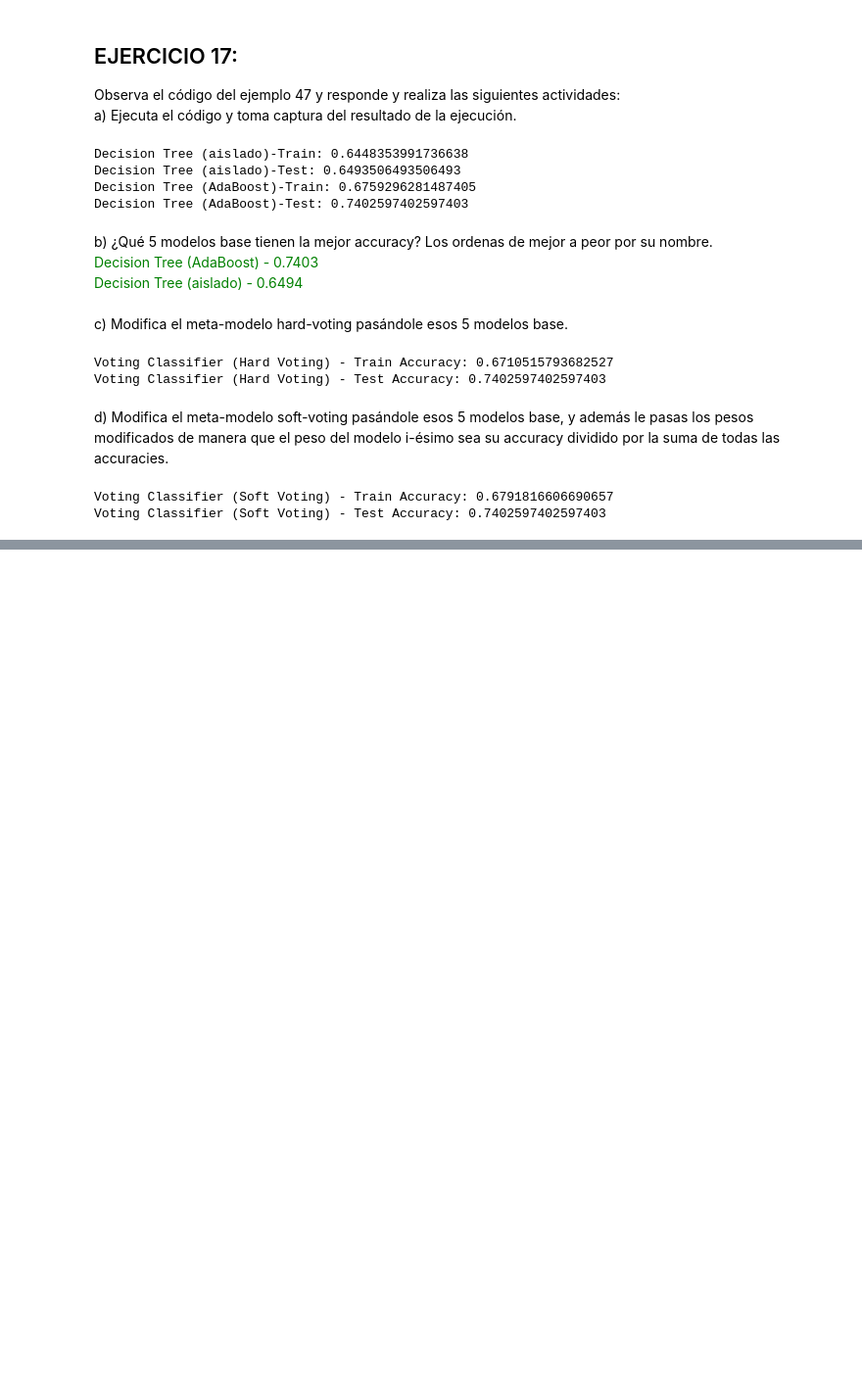
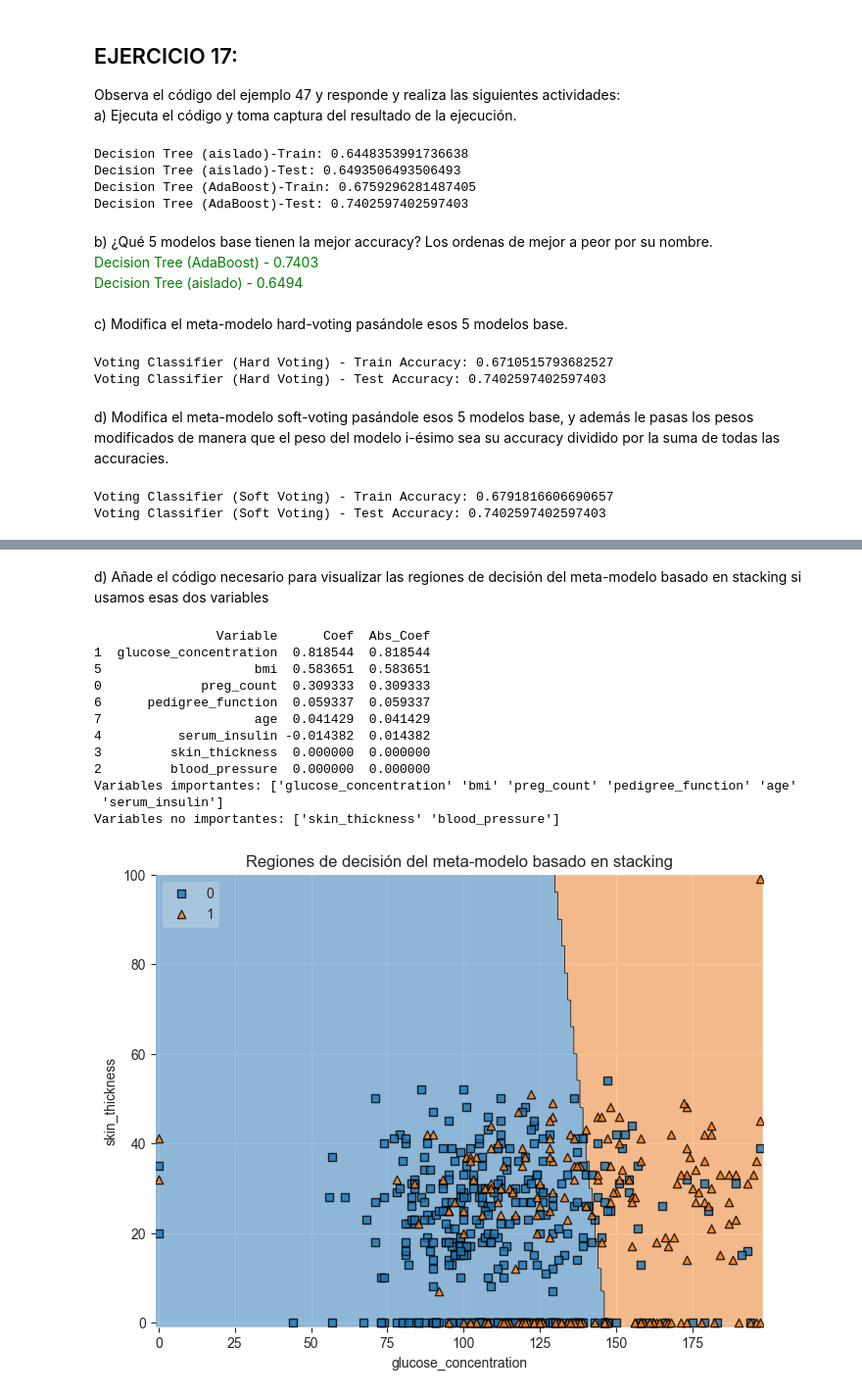
Before and after one commit to SamuehFDEZ/MachineLearning, a Jupyter notebook: saa/U2/ejercicios.ipynb, the cells around one changed output, grey strips where cells are left out. Shown at 98% size. Cells and saved outputs as stored; diff of their text form; code cells hidden in the pictures; blank space fills up the shorter version.

```diff
--- a/saa/U2/ejercicios.ipynb
+++ b/saa/U2/ejercicios.ipynb
@@ -761,0 +754,79 @@ en stacking si usamos esas dos variables <br>
+# %% [markdown]
+d) Añade el código necesario para visualizar las regiones de decisión del meta-modelo basado
+en stacking si usamos esas dos variables <br>
+# %%
+import pandas as pd
+import numpy as np
+import matplotlib.pyplot as plt
+import seaborn as sns
+from sklearn.linear_model import LogisticRegression
+from sklearn.ensemble import RandomForestClassifier
+from sklearn.model_selection import train_test_split
+from sklearn.preprocessing import StandardScaler
+from sklearn.inspection import permutation_importance
+from mlxtend.plotting import plot_decision_regions
+
+# Leer datos
+df = pd.read_csv("recursos/Diabetes.csv")
+X = df.iloc[:, :-1]
+y = df['class']
+
+# Estandarización
+scaler = StandardScaler()
+X_scaled = scaler.fit_transform(X)
+X_train, X_test, y_train, y_test = train_test_split(X_scaled, y, test_size=0.3, random_state=2017)
+
+# Modelo lineal con regularización L1
+lasso = LogisticRegression(penalty='l1', solver='liblinear', C=0.1, random_state=2017)
+lasso.fit(X_train, y_train)
+
+# Identificar variables con coeficientes cercanos a cero
+coef_df = pd.DataFrame({'Variable': df.columns[:-1], 'Coef': lasso.coef_[0]})
+coef_df['Abs_Coef'] = coef_df['Coef'].abs()
+coef_df = coef_df.sort_values(by='Abs_Coef', ascending=False)
+print(coef_df)
+
+# Variables más y menos importantes
+important_vars = coef_df[coef_df['Abs_Coef'] > 0.01]['Variable'].values
+unimportant_vars = coef_df[coef_df['Abs_Coef'] <= 0.01]['Variable'].values
+
+if len(important_vars) == 0 or len(unimportant_vars) == 0:
+    raise ValueError("No se encontraron suficientes variables importantes o no importantes. Ajusta el umbral o revisa los coeficientes.")
+
+print("Variables importantes:", important_vars)
+print("Variables no importantes:", unimportant_vars)
+
+# Selección de una variable relevante y una no relevante para visualización
+var1 = important_vars[0] if len(important_vars) > 0 else df.columns[0]
+var2 = unimportant_vars[0] if len(unimportant_vars) > 0 else df.columns[1]
+X_selected = df[[var1, var2]].values
+y_selected = df['class'].values
+
+# División de datos para entrenamiento y prueba
+X_train_sel, X_test_sel, y_train_sel, y_test_sel = train_test_split(X_selected, y_selected, test_size=0.3, random_state=2017)
+
+# Modelo de stacking
+meta_model = LogisticRegression()
+meta_model.fit(X_train_sel, y_train_sel)
+
+# Visualización de regiones de decisión
+plt.figure(figsize=(8, 6))
+plot_decision_regions(X_train_sel, y_train_sel, clf=meta_model, legend=2)
+plt.xlabel(var1)
+plt.ylabel(var2)
+plt.title("Regiones de decisión del meta-modelo basado en stacking")
+plt.show()
+# %% [output]
+                Variable      Coef  Abs_Coef
+1  glucose_concentration  0.818544  0.818544
+5                    bmi  0.583651  0.583651
+0             preg_count  0.309333  0.309333
+6      pedigree_function  0.059337  0.059337
+7                    age  0.041429  0.041429
+4          serum_insulin -0.014382  0.014382
+3         skin_thickness  0.000000  0.000000
+2         blood_pressure  0.000000  0.000000
+Variables importantes: ['glucose_concentration' 'bmi' 'preg_count' 'pedigree_function' 'age'
+ 'serum_insulin']
+Variables no importantes: ['skin_thickness' 'blood_pressure']
+[figure, added]
```
Also changed, not shown: parts of 7 cells of this notebook, 1 other file.
